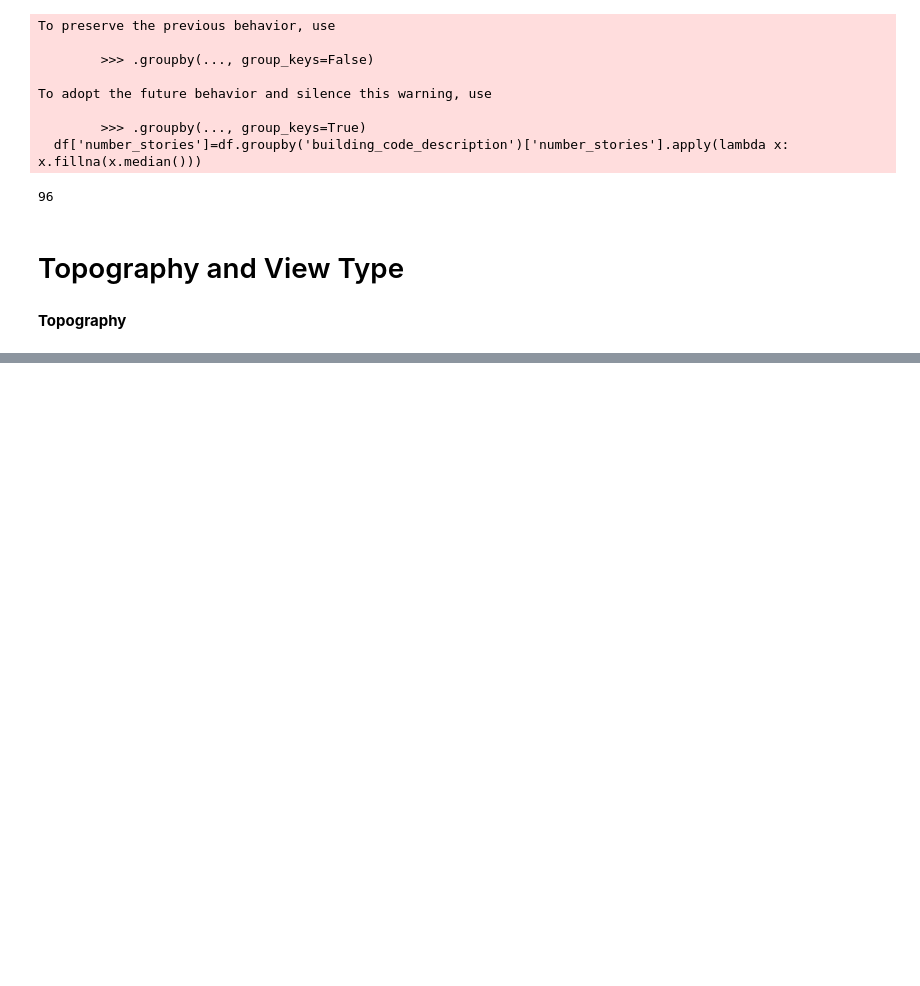
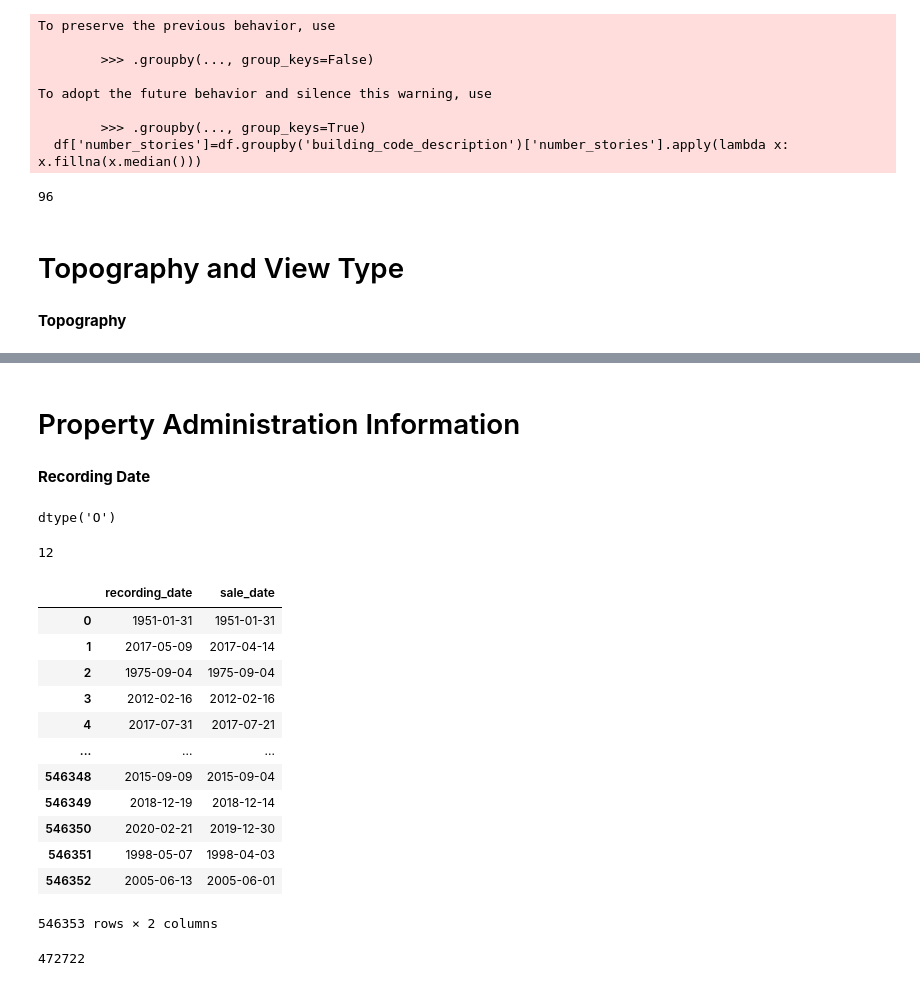
Before and after one commit to AP58PRAD/Philadelphia-House-Pricing, a Jupyter notebook: Data Cleaning.ipynb, the cells around one changed output, grey strips where cells are left out. Drawn from its saved outputs; the diff is of its cells as text; code cells hidden in the pictures; blank space fills up the shorter version.

```diff
--- a/Data Cleaning.ipynb
+++ b/Data Cleaning.ipynb
@@ -2161,0 +2278,2 @@ df['number_stories'].isna().sum()
+# %%
+df['topography'].fillna('F',inplace=True)
@@ -2161,0 +2308,2 @@ df['number_stories'].isna().sum()
+# %%
+df['view_type'].fillna('I',inplace=True)
@@ -2161,0 +2314,34 @@ df['number_stories'].isna().sum()
+# %% [markdown]
+# Property Administration Information
+# %% [markdown]
+<b> Recording Date </b>
+# %%
+df['recording_date'].dtypes
+# %% [output]
+dtype('O')
+# %%
+df = df.astype({'recording_date':'datetime64[ns]'})
+# %%
+df['recording_date'].isna().sum()
+# %% [output]
+12
+# %%
+df[['recording_date','sale_date']]
+# %% [output]
+|  | recording_date | sale_date |
+| 0 | 1951-01-31 | 1951-01-31 |
+| 1 | 2017-05-09 | 2017-04-14 |
+| 2 | 1975-09-04 | 1975-09-04 |
+| 3 | 2012-02-16 | 2012-02-16 |
+| 4 | 2017-07-31 | 2017-07-21 |
+| ... | ... | ... |
+| 546348 | 2015-09-09 | 2015-09-04 |
+| 546349 | 2018-12-19 | 2018-12-14 |
+| 546350 | 2020-02-21 | 2019-12-30 |
+| 546351 | 1998-05-07 | 1998-04-03 |
+| 546352 | 2005-06-13 | 2005-06-01 |
+546353 rows × 2 columns
+# %%
+len(df[df['recording_date']!=df['sale_date']])
+# %% [output]
+472722
```
Also changed, not shown: parts of 68 cells of this notebook, 1 other file.
